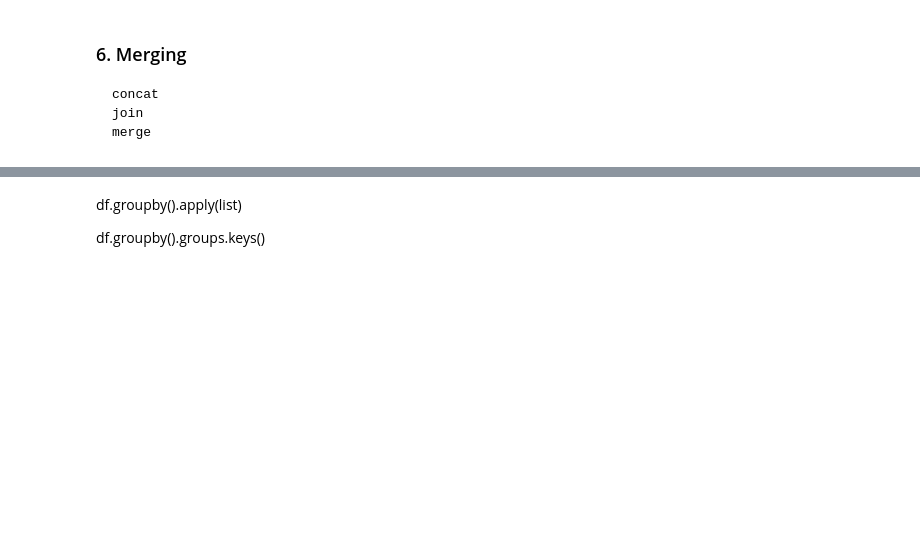
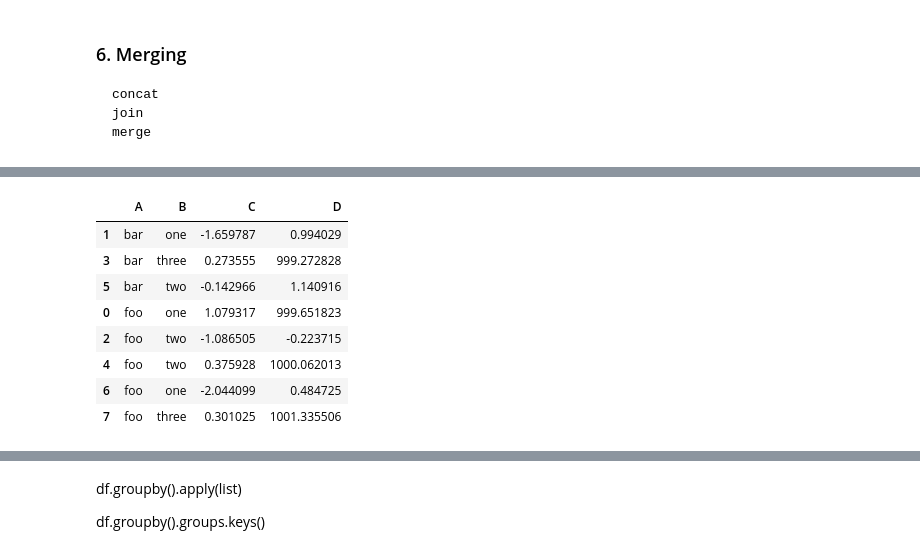
Before and after one commit to smjune/ipynb, a Jupyter notebook: pandas_guide.ipynb, the cells around one changed output, grey strips where cells are left out. Saved outputs shown, nothing was run; the diff lists cells and outputs as text; code cells hidden in the pictures; blank space fills up the shorter version.

```diff
--- a/pandas_guide.ipynb
+++ b/pandas_guide.ipynb
@@ -1001,0 +1042,13 @@ df_gt
+# %%
+
+df_g.groupby(['A']).apply(funT).reset_index(level=0,drop=True)#.sort_index()
+# %% [output]
+|  | A | B | C | D |
+| 1 | bar | one | -1.659787 | 0.994029 |
+| 3 | bar | three | 0.273555 | 999.272828 |
+| 5 | bar | two | -0.142966 | 1.140916 |
+| 0 | foo | one | 1.079317 | 999.651823 |
+| 2 | foo | two | -1.086505 | -0.223715 |
+| 4 | foo | two | 0.375928 | 1000.062013 |
+| 6 | foo | one | -2.044099 | 0.484725 |
+| 7 | foo | three | 0.301025 | 1001.335506 |
```
Also changed, not shown: parts of 70 cells of this notebook, 1 other file.
